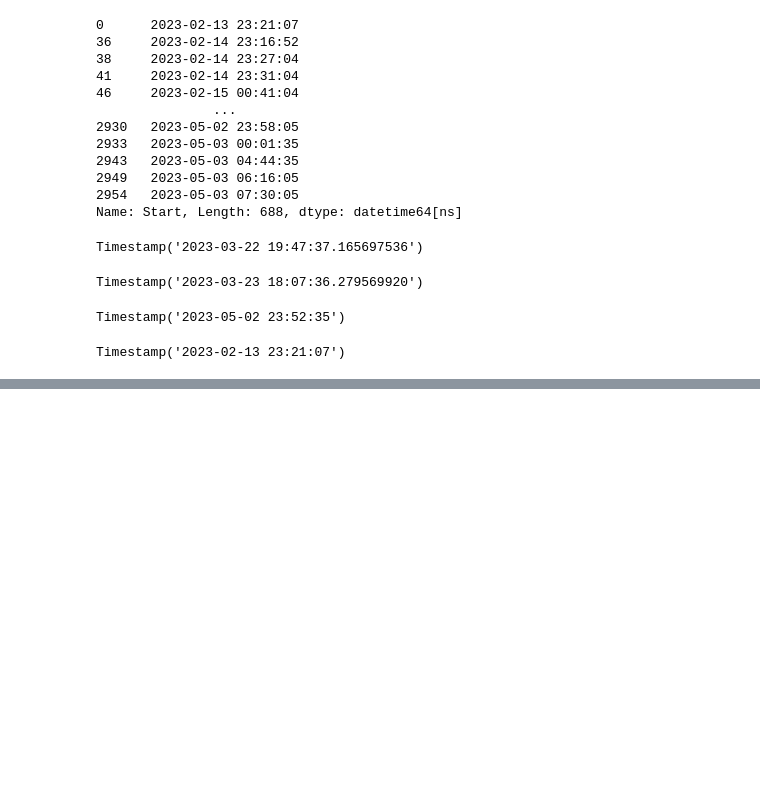
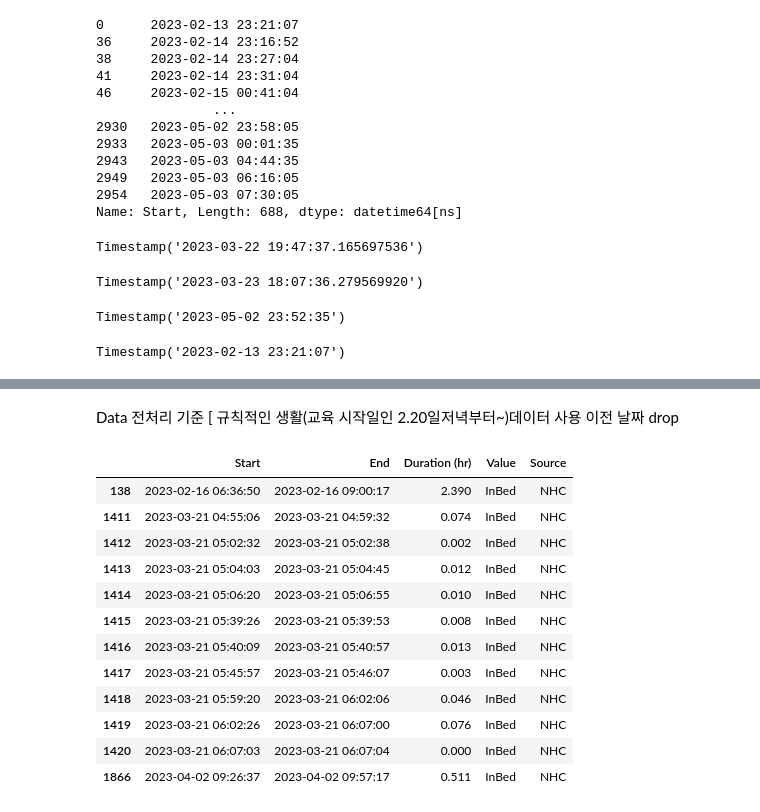
Before and after one commit to heejjj/Sleeping_Project, a Jupyter notebook: 0525.ipynb, the cells around one changed output, grey strips where cells are left out. Drawn from its saved outputs; the diff is of its cells as text; code cells hidden in the pictures; blank space fills up the shorter version.

```diff
--- a/0525.ipynb
+++ b/0525.ipynb
@@ -383,0 +360,2 @@ evg
+# %% [markdown]
+Data 전처리 기준 [ 규칙적인 생활(교육 시작일인 2.20일저녁부터~)데이터 사용 이전 날짜 drop
@@ -383,0 +365,16 @@ evg
+# %%
+filtered_df2
+# %% [output]
+|  | Start | End | Duration (hr) | Value | Source |
+| 138 | 2023-02-16 06:36:50 | 2023-02-16 09:00:17 | 2.390 | InBed | NHC |
+| 1411 | 2023-03-21 04:55:06 | 2023-03-21 04:59:32 | 0.074 | InBed | NHC |
+| 1412 | 2023-03-21 05:02:32 | 2023-03-21 05:02:38 | 0.002 | InBed | NHC |
+| 1413 | 2023-03-21 05:04:03 | 2023-03-21 05:04:45 | 0.012 | InBed | NHC |
+| 1414 | 2023-03-21 05:06:20 | 2023-03-21 05:06:55 | 0.010 | InBed | NHC |
+| 1415 | 2023-03-21 05:39:26 | 2023-03-21 05:39:53 | 0.008 | InBed | NHC |
+| 1416 | 2023-03-21 05:40:09 | 2023-03-21 05:40:57 | 0.013 | InBed | NHC |
+| 1417 | 2023-03-21 05:45:57 | 2023-03-21 05:46:07 | 0.003 | InBed | NHC |
+| 1418 | 2023-03-21 05:59:20 | 2023-03-21 06:02:06 | 0.046 | InBed | NHC |
+| 1419 | 2023-03-21 06:02:26 | 2023-03-21 06:07:00 | 0.076 | InBed | NHC |
+| 1420 | 2023-03-21 06:07:03 | 2023-03-21 06:07:04 | 0.000 | InBed | NHC |
+| 1866 | 2023-04-02 09:26:37 | 2023-04-02 09:57:17 | 0.511 | InBed | NHC |
```
Also changed, not shown: parts of 47 cells of this notebook.
